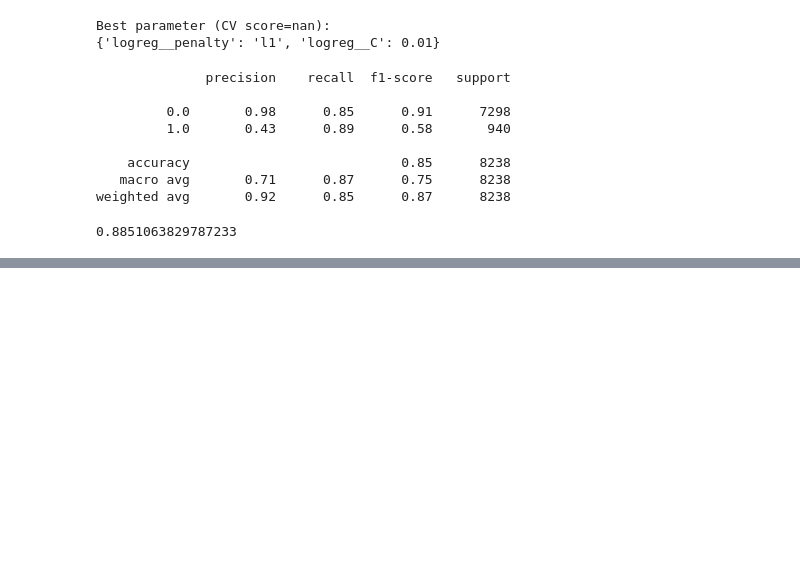
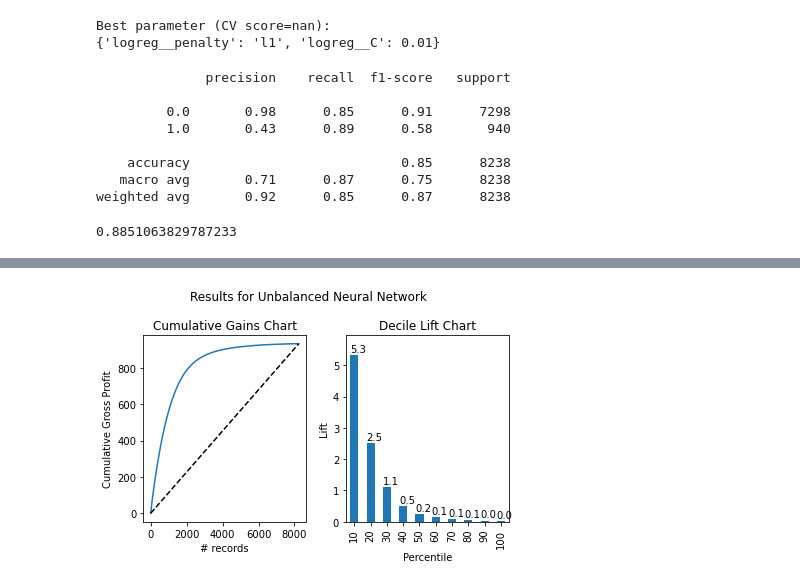
Before and after one commit to hunterblum/Bank-Marketing, a Jupyter notebook: Group7Final.ipynb, the cells around one changed output, grey strips where cells are left out. Cells and saved outputs as stored; diff of their text form; code cells hidden in the pictures; blank space fills up the shorter version.

```diff
--- a/Group7Final.ipynb
+++ b/Group7Final.ipynb
@@ -632,0 +733,19 @@ recall_score(y_test,lr_pred)
+# %%
+nnet_probs = neural_tuned.predict_proba(X_test)
+neg, pos = zip(*nnet_probs)
+nnet_probs = pd.Series(pos)
+nnet_probs_sort = nnet_probs.sort_values(ascending = False)
+
+fig, axes = plt.subplots(nrows = 1, ncols = 2)
+ax = gainsChart(nnet_probs_sort, ax=axes[0])
+ax.set_ylabel('Cumulative Gains')
+ax.set_title('Cumulative Gains Chart')
+
+ax = liftChart(nnet_probs_sort, ax = axes[1], labelBars = True)
+ax.set_ylabel('Lift')
+
+plt.suptitle("Results for Unbalanced Neural Network")
+plt.tight_layout()
+plt.show()
+# %% [output]
+[figure, added]
```
Also changed, not shown: parts of 37 cells of this notebook.
